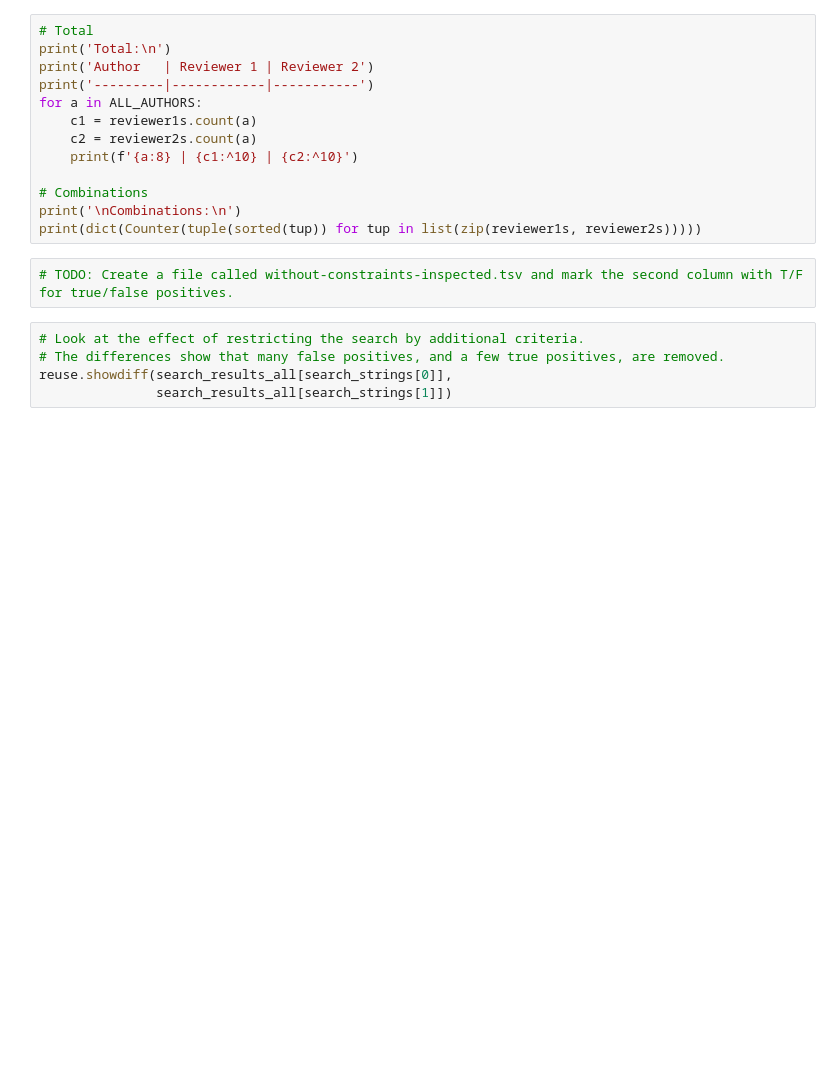
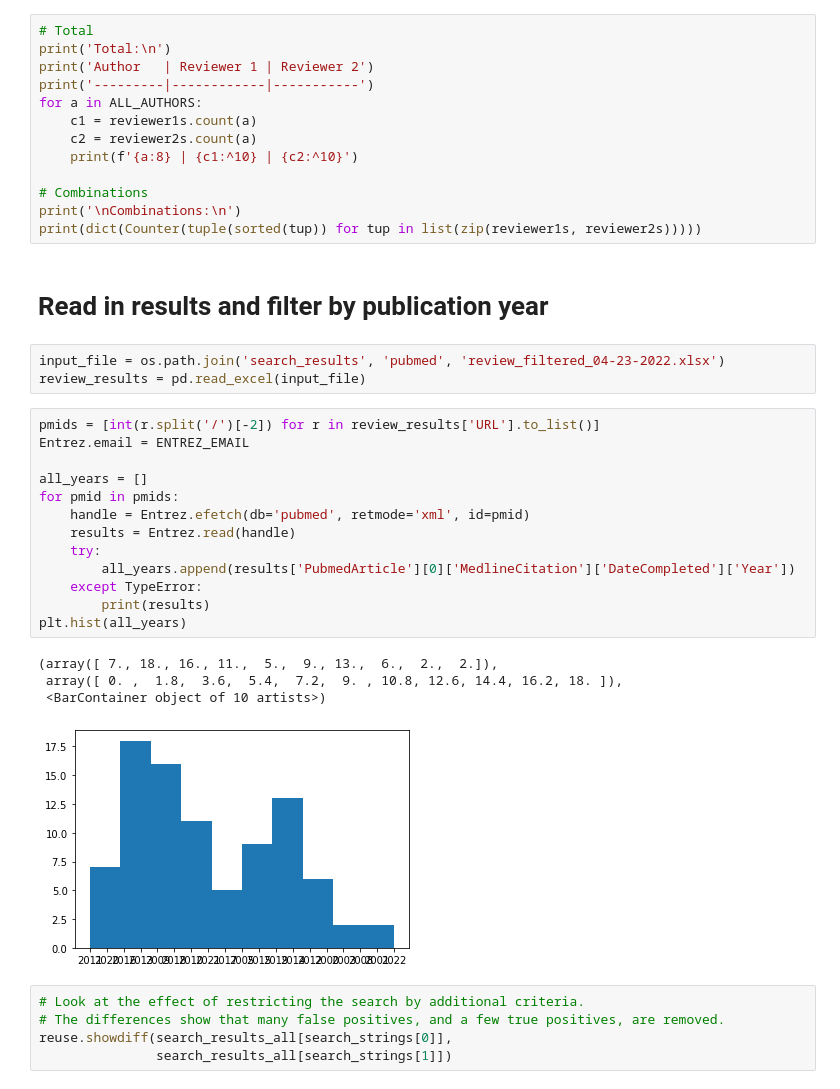
Before and after one commit to Lucas-Mc/citation-tracker, a Jupyter notebook: extract-citations.ipynb, the cells around one changed output. Saved outputs shown, nothing was run; the diff lists cells and outputs as text; blank space fills up the shorter version.

Commit message:
Tries new search

```diff
--- a/extract-citations.ipynb
+++ b/extract-citations.ipynb
@@ -145,8 +211,29 @@ for a in ALL_AUTHORS:
 # Combinations
 print('\nCombinations:\n')
 print(dict(Counter(tuple(sorted(tup)) for tup in list(zip(reviewer1s, reviewer2s)))))
-# %%
-# TODO: Create a file called without-constraints-inspected.tsv and mark the second column with T/F for true/false positives.
+# %% [markdown]
+# Read in results and filter by publication year
+# %%
+input_file = os.path.join('search_results', 'pubmed', 'review_filtered_04-23-2022.xlsx')
+review_results = pd.read_excel(input_file)
+# %%
+pmids = [int(r.split('/')[-2]) for r in review_results['URL'].to_list()]
+Entrez.email = ENTREZ_EMAIL
+
+all_years = []
+for pmid in pmids:
+    handle = Entrez.efetch(db='pubmed', retmode='xml', id=pmid)
+    results = Entrez.read(handle)
+    try:
+        all_years.append(results['PubmedArticle'][0]['MedlineCitation']['DateCompleted']['Year'])
+    except TypeError:
+        print(results)
+plt.hist(all_years)
+# %% [output]
+(array([ 7., 18., 16., 11.,  5.,  9., 13.,  6.,  2.,  2.]),
+ array([ 0. ,  1.8,  3.6,  5.4,  7.2,  9. , 10.8, 12.6, 14.4, 16.2, 18. ]),
+ <BarContainer object of 10 artists>)
+[figure, added]
 # %%
 # Look at the effect of restricting the search by additional criteria.
 # The differences show that many false positives, and a few true positives, are removed.
```
Also changed, not shown: parts of 5 cells of this notebook, 4 other files.
